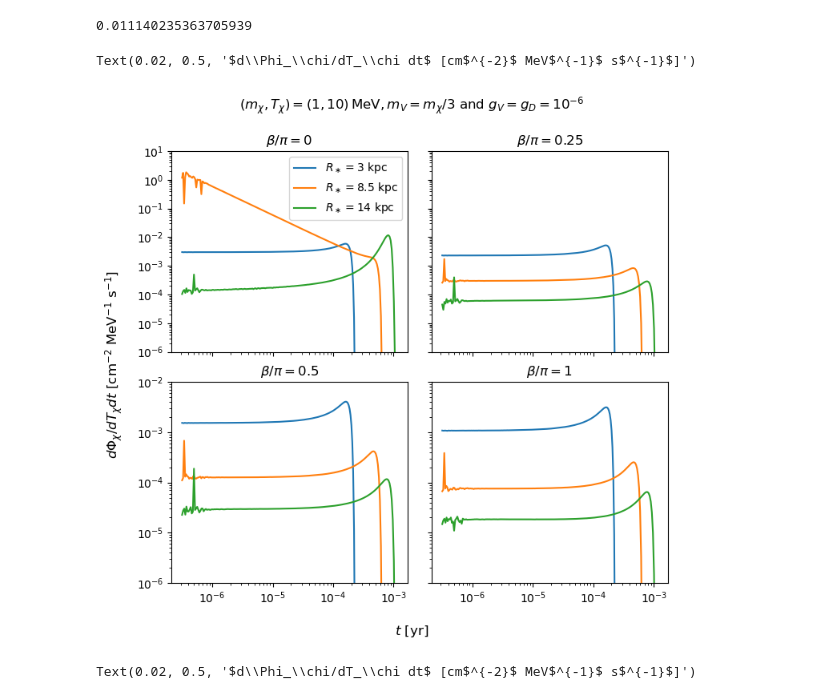
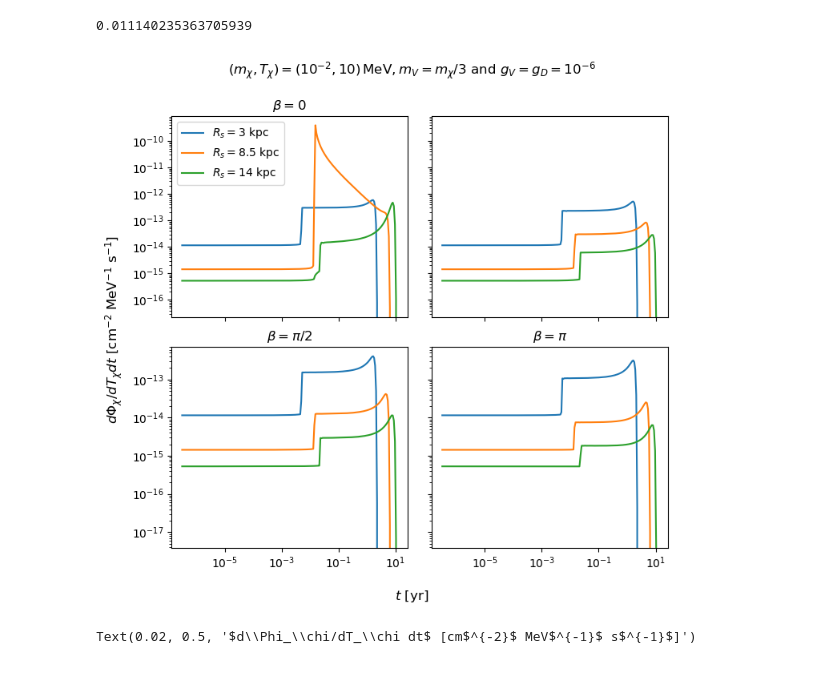
Before and after one commit to yenhsunlin/SNnuBDM2, a Jupyter notebook: src/plot.ipynb, the cells around one changed output. Cells and saved outputs as stored; diff of their text form; code cells hidden in the pictures.

```diff
--- a/src/plot.ipynb
+++ b/src/plot.ipynb
@@ -234,37 +234,36 @@ flux_Rstar_beta4 = np.array(flux_Rstar_beta4)
 # %%
 fig = plt.figure(figsize=(8,7))
 gs = fig.add_gridspec(2, 2, hspace=1.5e-1, wspace=1e-1)
 (ax1, ax2), (ax3, ax4) = gs.subplots(sharex='col', sharey='row')
-fig.suptitle(r'$(m_\chi,T_\chi)=(1,10)\,{\rm MeV},m_V=m_\chi/3$ and $g_V=g_D=10^{-6}$')
+fig.suptitle(r'$(m_\chi,T_\chi)=(10^{-2},10)\,{\rm MeV},m_V=m_\chi/3$ and $g_V=g_D=10^{-6}$')
 for i in range(3):
-    ax1.plot(flux_Rstar_beta1[i,:,0]/yr2s,flux_Rstar_beta1[i,:,1],label=r'$R_\ast = $'+str(Rstar[i])+' kpc')
+    ax1.plot(flux_Rstar_beta1[i,:,0]/yr2s,flux_Rstar_beta1[i,:,1],label=r'$R_s = $'+str(Rstar[i])+' kpc')
 #ax1.set_xlim(5e-1,3000)
-ax1.set_ylim(1e-6,10)
-ax1.set_title(r'$\beta/\pi=$' + f'{beta1}')
+#ax1.set_ylim(3e-22,2e-16)
+ax1.set_title(r'$\beta=$' + f'{beta1}')
 ax1.legend()
 for i in range(3):
-    ax2.plot(flux_Rstar_beta2[i,:,0]/yr2s,flux_Rstar_beta2[i,:,1],label=r'$R_\ast = $'+str(Rstar[i])+' kpc')
+    ax2.plot(flux_Rstar_beta2[i,:,0]/yr2s,flux_Rstar_beta2[i,:,1],label=r'$R_s = $'+str(Rstar[i])+' kpc')
 #ax2.set_xlim(5e-1,3000)
-ax2.set_title(r'$\beta/\pi=$' + f'{beta2}')
+#ax2.set_title(r'$\beta=$' + f'$\pi/4$')
 for i in range(3):
-    ax3.plot(flux_Rstar_beta3[i,:,0]/yr2s,flux_Rstar_beta3[i,:,1],label=r'$R_\ast = $'+str(Rstar[i])+' kpc')
-ax3.set_ylim(1e-6,1e-2)
-ax3.set_title(r'$\beta/\pi=$' + f'{beta3}')
+    ax3.plot(flux_Rstar_beta3[i,:,0]/yr2s,flux_Rstar_beta3[i,:,1],label=r'$R_s = $'+str(Rstar[i])+' kpc')
+#ax3.set_ylim(3e-22,2e-16)
+ax3.set_title(r'$\beta=$' + f'$\pi/2$')
 for i in range(3):
-    ax4.plot(flux_Rstar_beta4[i,:,0]/yr2s,flux_Rstar_beta4[i,:,1],label=r'$R_\ast = $'+str(Rstar[i])+' kpc')
-ax4.set_title(r'$\beta/\pi=$' + f'{beta4}')
+    ax4.plot(flux_Rstar_beta4[i,:,0]/yr2s,flux_Rstar_beta4[i,:,1],label=r'$R_s = $'+str(Rstar[i])+' kpc')
+ax4.set_title(r'$\beta=$' + f'$\pi$')
     # Dealing with axes
 for i in range(1,5):
     # set both x and y axes into log-scale
     eval(f'ax{i}.set_xscale(\'log\')')
     eval(f'ax{i}.set_yscale(\'log\')')
 # Set commom labels
 fig.supxlabel(r'$t$ [yr]')
 fig.supylabel(r'$d\Phi_\chi/dT_\chi dt$ [cm$^{-2}$ MeV$^{-1}$ s$^{-1}$]')
-#fig.savefig('flux_1.pdf',bbox_inches='tight')
+fig.savefig('../plots/flux_mx10keV_md.pdf',bbox_inches='tight')
 # %% [output]
-Text(0.02, 0.5, '$d\\Phi_\\chi/dT_\\chi dt$ [cm$^{-2}$ MeV$^{-1}$ s$^{-1}$]')
-[figure, old version]
+[figure, new version]
 # %%
 mx = 1e-1
 Tx = [5,10,20,40]
```
Also changed, not shown: parts of 1 cell of this notebook, 11 other files.
